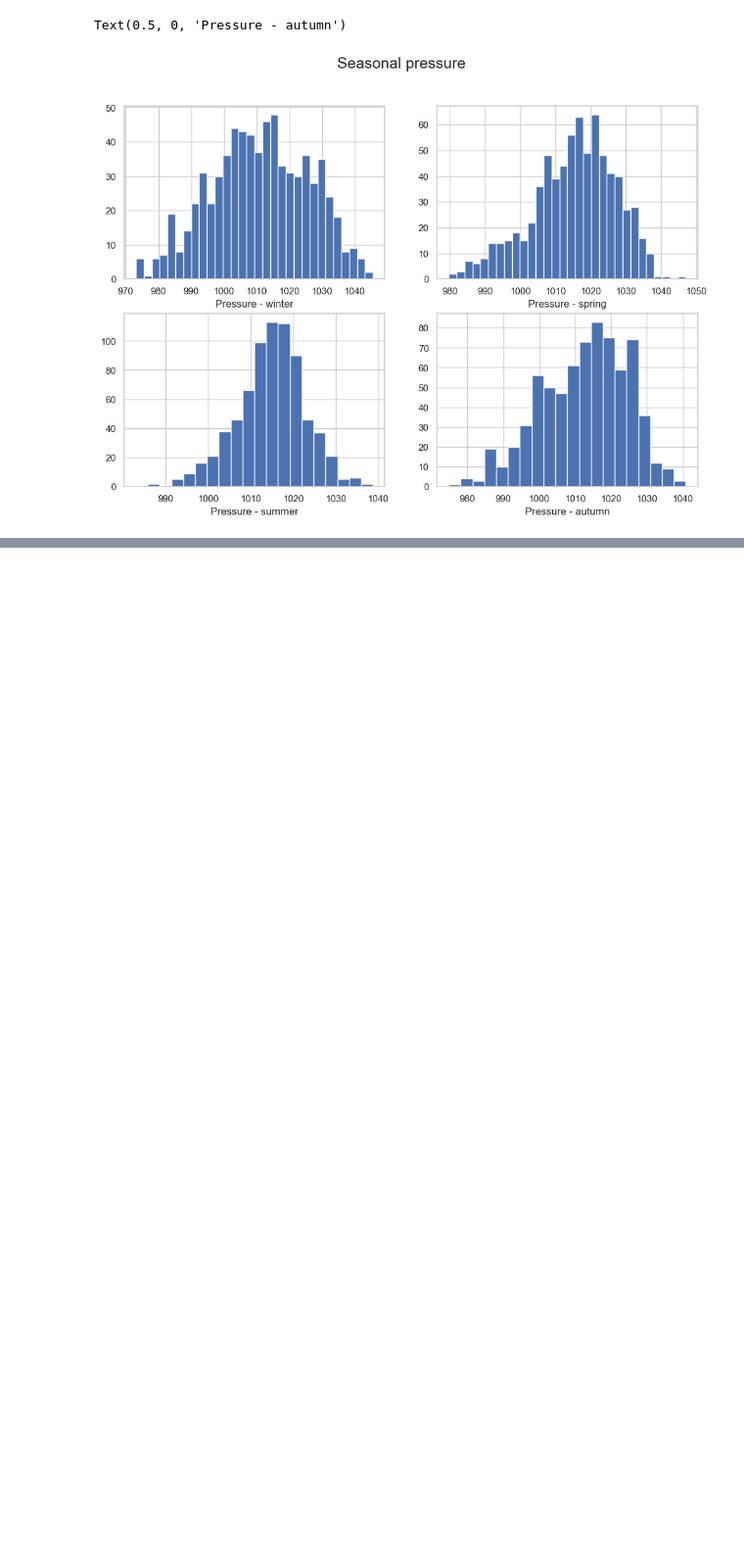
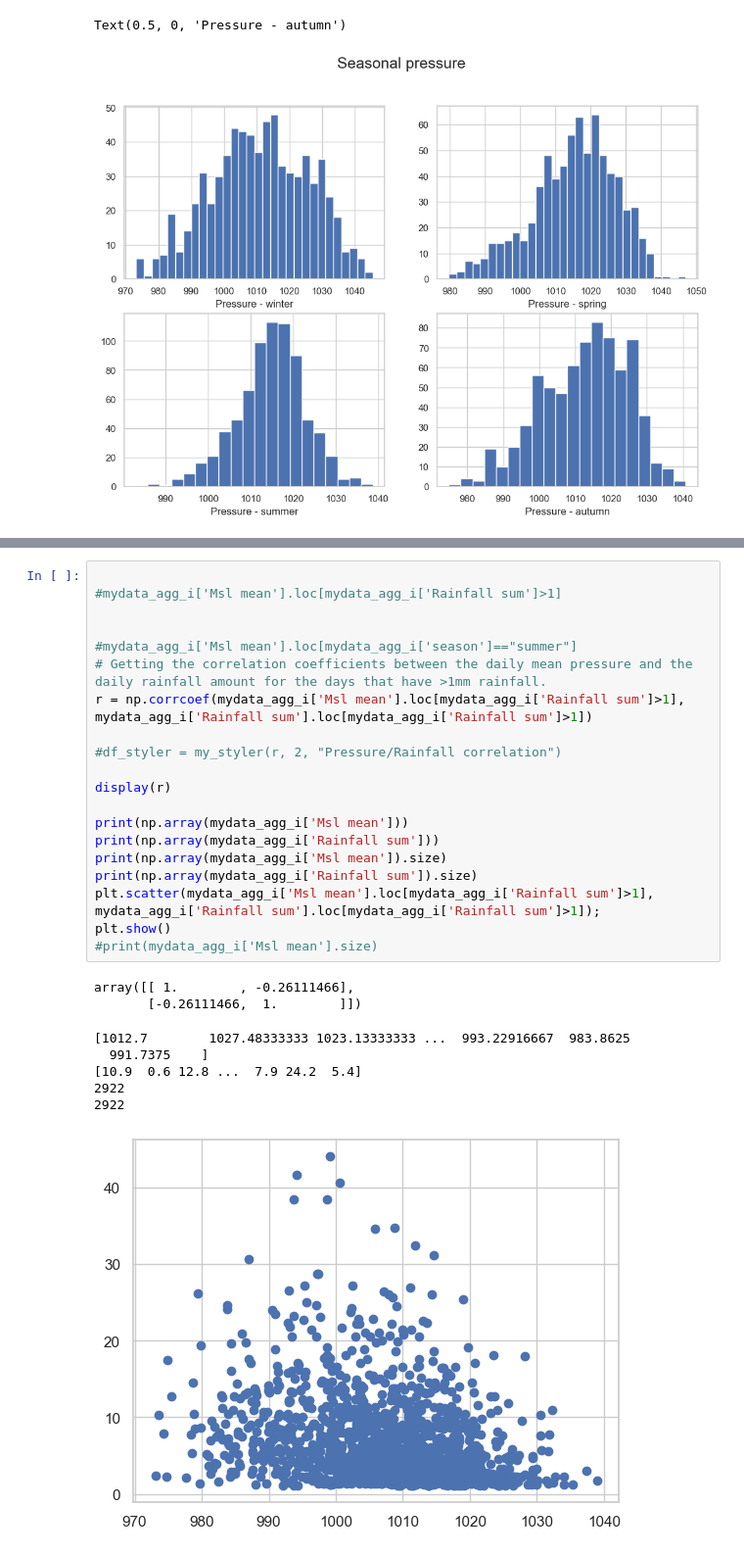
Before and after one commit to Eilis9/PfDA_Project1, a Jupyter notebook: met_athenry.ipynb, the cells around one changed output, grey strips where cells are left out. Shown at 98% size. Drawn from its saved outputs; the diff is of its cells as text; blank space fills up the shorter version.

```diff
--- a/met_athenry.ipynb
+++ b/met_athenry.ipynb
@@ -365,0 +385,29 @@ plt.show()
+# %%
+
+#mydata_agg_i['Msl mean'].loc[mydata_agg_i['Rainfall sum']>1]
+
+
+#mydata_agg_i['Msl mean'].loc[mydata_agg_i['season']=="summer"]
+# Getting the correlation coefficients between the daily mean pressure and the daily rainfall amount for the days that have >1mm rainfall.
+r = np.corrcoef(mydata_agg_i['Msl mean'].loc[mydata_agg_i['Rainfall sum']>1], mydata_agg_i['Rainfall sum'].loc[mydata_agg_i['Rainfall sum']>1])
+
+#df_styler = my_styler(r, 2, "Pressure/Rainfall correlation")
+
+display(r)
+
+print(np.array(mydata_agg_i['Msl mean']))
+print(np.array(mydata_agg_i['Rainfall sum']))
+print(np.array(mydata_agg_i['Msl mean']).size)
+print(np.array(mydata_agg_i['Rainfall sum']).size)
+plt.scatter(mydata_agg_i['Msl mean'].loc[mydata_agg_i['Rainfall sum']>1], mydata_agg_i['Rainfall sum'].loc[mydata_agg_i['Rainfall sum']>1]);
+plt.show()
+#print(mydata_agg_i['Msl mean'].size)
+# %% [output]
+array([[ 1.        , -0.26111466],
+       [-0.26111466,  1.        ]])
+[1012.7        1027.48333333 1023.13333333 ...  993.22916667  983.8625
+  991.7375    ]
+[10.9  0.6 12.8 ...  7.9 24.2  5.4]
+2922
+2922
+[figure, added]
```
Also changed, not shown: parts of 14 cells of this notebook.
